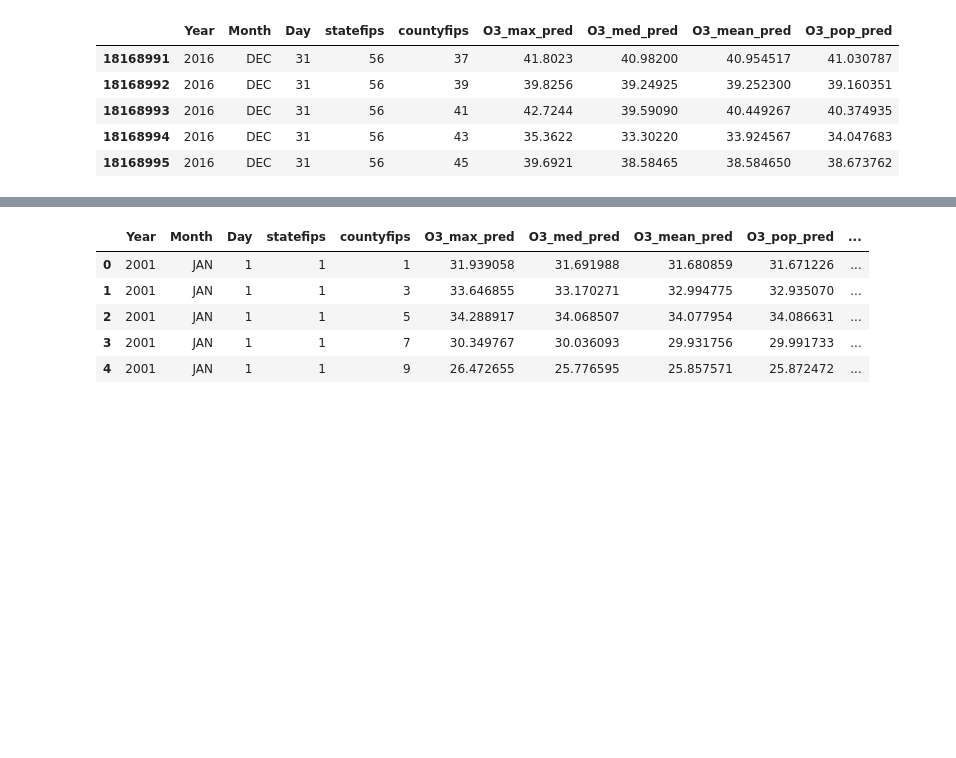
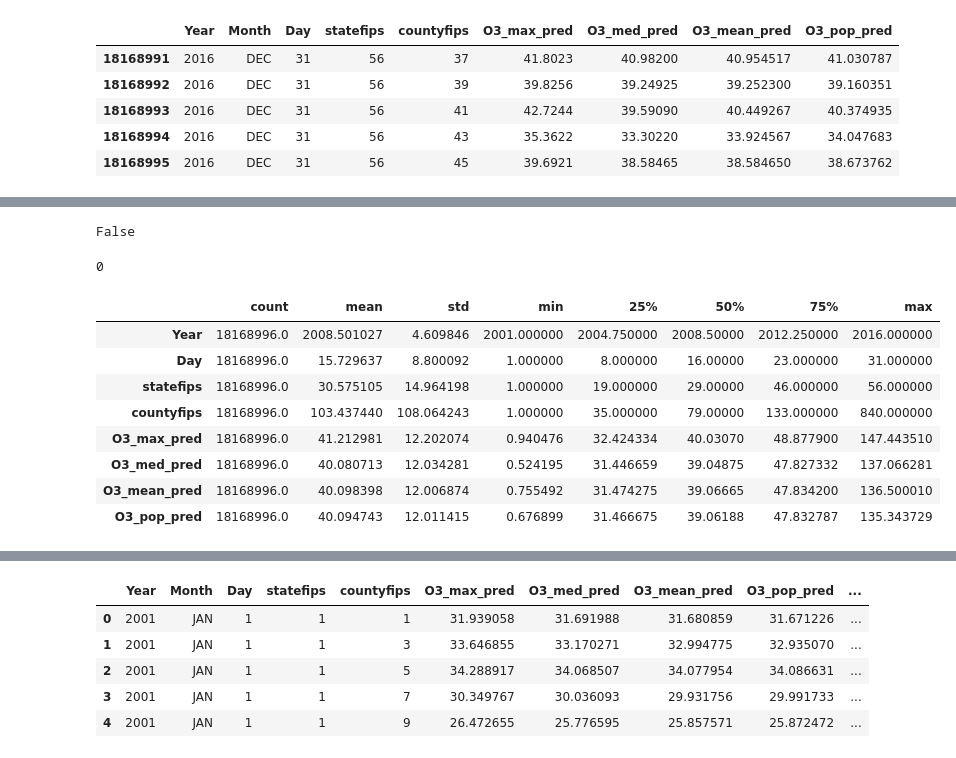
Before and after one commit to cbeckler/eco_cancer_incidence_rates, a Jupyter notebook: Ozone.ipynb, the cells around one changed output, grey strips where cells are left out. Cells and saved outputs as stored; diff of their text form; code cells hidden in the pictures; blank space fills up the shorter version.

```diff
--- a/Ozone.ipynb
+++ b/Ozone.ipynb
@@ -96,0 +155,20 @@ df_cancer.head()
+# %%
+ozone_df.isnull().values.any()
+# %% [output]
+False
+# %%
+df_cancer.isnull().sum().sum()
+# %% [output]
+0
+# %%
+ozone_df.describe().T
+# %% [output]
+|  | count | mean | std | min | 25% | 50% | 75% | max |
+| Year | 18168996.0 | 2008.501027 | 4.609846 | 2001.000000 | 2004.750000 | 2008.50000 | 2012.250000 | 2016.000000 |
+| Day | 18168996.0 | 15.729637 | 8.800092 | 1.000000 | 8.000000 | 16.00000 | 23.000000 | 31.000000 |
+| statefips | 18168996.0 | 30.575105 | 14.964198 | 1.000000 | 19.000000 | 29.00000 | 46.000000 | 56.000000 |
+| countyfips | 18168996.0 | 103.437440 | 108.064243 | 1.000000 | 35.000000 | 79.00000 | 133.000000 | 840.000000 |
+| O3_max_pred | 18168996.0 | 41.212981 | 12.202074 | 0.940476 | 32.424334 | 40.03070 | 48.877900 | 147.443510 |
+| O3_med_pred | 18168996.0 | 40.080713 | 12.034281 | 0.524195 | 31.446659 | 39.04875 | 47.827332 | 137.066281 |
+| O3_mean_pred | 18168996.0 | 40.098398 | 12.006874 | 0.755492 | 31.474275 | 39.06665 | 47.834200 | 136.500010 |
+| O3_pop_pred | 18168996.0 | 40.094743 | 12.011415 | 0.676899 | 31.466675 | 39.06188 | 47.832787 | 135.343729 |
```
Also changed, not shown: parts of 23 cells of this notebook.
